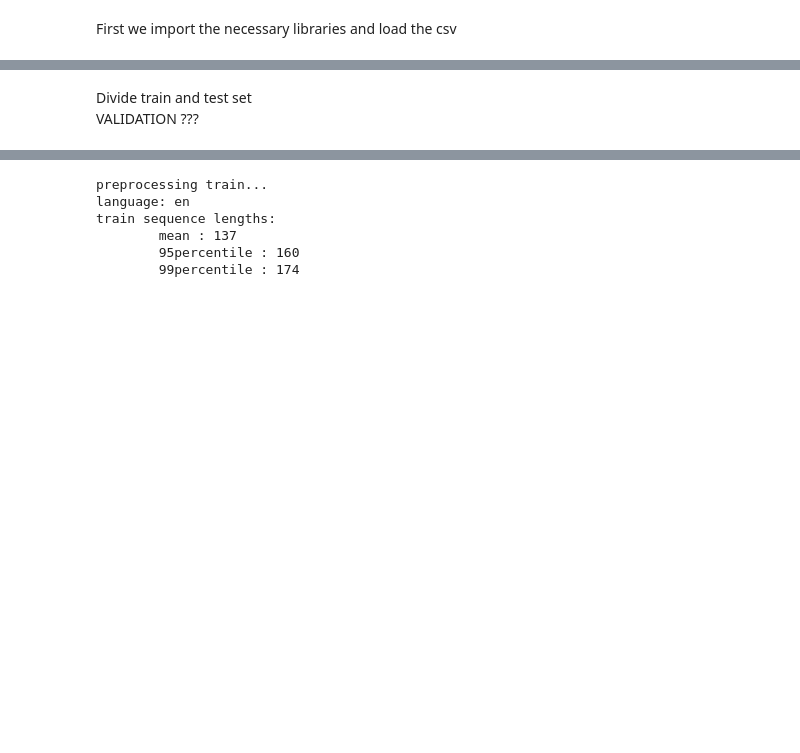
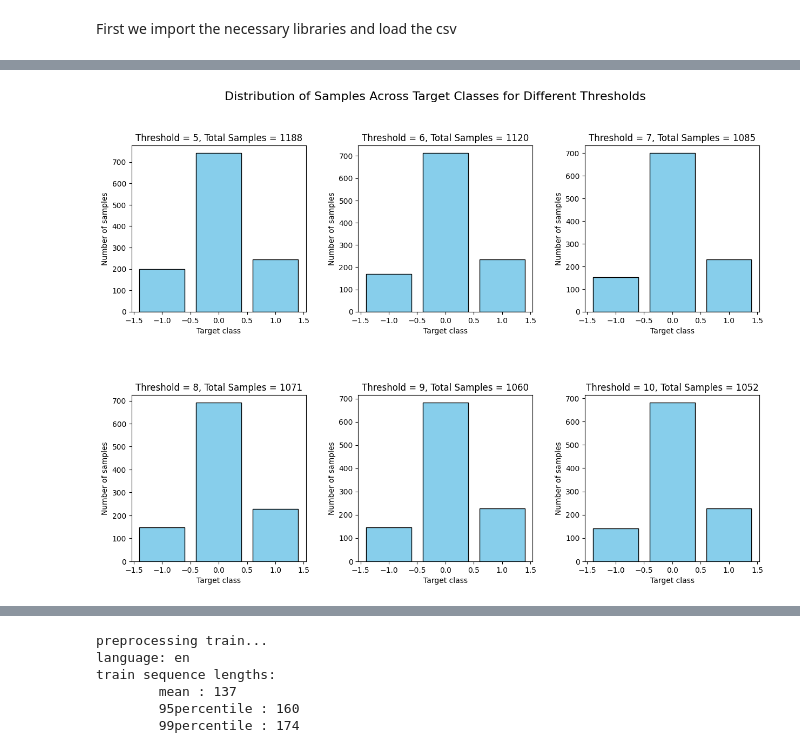
Before and after one commit to MarcoPace00/TextMining, a Jupyter notebook: model_1.ipynb, the cells around one changed output, grey strips where cells are left out. Saved outputs shown, nothing was run; the diff lists cells and outputs as text; code cells hidden in the pictures; blank space fills up the shorter version.

```diff
--- a/model_1.ipynb
+++ b/model_1.ipynb
@@ -12,7 +12,3 @@ import numpy as np
 import tensorflow as tf
 import ktrain
 from ktrain import text
-
-#from sentence_transformers import SentenceTransformer
-
-data_set = pd.read_csv(r"C:\Users\volpe\Documents\MARCO\0.master\0.Corsi\Machine_learning\Carman_google_drive\TextMining\data_0905_semicolon.csv",sep=";")
@@ -53,10 +14,0 @@ Now we want to train the multilingual-bert model, as it requires a string as inp
-# %%
-# Cleaning the columns and creating the input for the multilingual bert
-for i in range(1, 11):
-    column_name = f'Article {i}'
-    input_df[column_name] = input_df[column_name].str.replace('<title>', '').str.replace('</title>', '')
-
-input_df["Concatenated Titles"] = input_df.iloc[:, 1:11].apply(lambda row: ' '.join(row), axis=1)
-input_df.dropna(axis = 0)
-# Print the resulting DataFrame
-input_df.iloc[50:53,:]
@@ -68,3 +15,49 @@ input_df.iloc[50:53,:]
-# %% [markdown]
-Divide train and test set \
-            VALIDATION ???
+# %%
+import matplotlib.pyplot as plt
+import pandas as pd
+
+threshold = [5, 6, 7, 8, 9, 10]
+file_list_1 = ["data_2805(puntoevirgola).csv", "data_2905(puntoevirgola).csv"]
+file_list_2 = ["data_0905_semicolon.csv","data_2705_semicolon.csv","data_2805(puntoevirgola).csv", "data_2905(puntoevirgola).csv"]
+target = [-1, 0, 1]
+col = ["Ticker"] + ["Article " + str(i + 1) for i in range(10)] + ["Target"] + ["Concatenated Titles"]
+
+# Create subplots
+fig, axes = plt.subplots(nrows=2, ncols=3, figsize=(15, 10))
+fig.subplots_adjust(hspace=0.5, wspace=0.3)  # Adjust spacing between subplots
+
+for i, T in enumerate(threshold):
+    row_index = i // 3
+    col_index = i % 3
+
+    all_data_set = pd.DataFrame(columns=col)  # Initialize DataFrame for each threshold
+
+    for file_name in file_list_2:
+        data_set = pd.read_csv(file_name, sep=";")
+        input_df = pd.DataFrame(columns=col)
+
+        for ticker in data_set["Ticker"].unique():
+            ticker_df = data_set[data_set["Ticker"] == ticker]
+            articles_list = ticker_df["Titles"].to_list()
+
+            if len(articles_list) >= T:
+                articles_list = articles_list[:T]
+                ticker_target = ticker_df["Target"].iloc[0]
+                new_row = [ticker] + articles_list + [""] * (10 - T) + [ticker_target] + [" ".join(articles_list)]
+                input_df.loc[len(input_df.index)] = new_row
+        all_data_set = pd.concat([all_data_set, input_df], ignore_index=True)
+
+    # Plot the distribution of samples for the current threshold
+    ax = axes[row_index, col_index]
+    ax.bar(target, [all_data_set[all_data_set["Target"] == t].shape[0] for t in target], color='skyblue',
+           edgecolor='black')
+    ax.set_xlabel('Target class')
+    ax.set_ylabel('Number of samples')
+    ax.set_title('Threshold = ' + str(T) + ", Total Samples = " + str(all_data_set.shape[0]))
+
+# Add a common title for all subplots
+fig.suptitle('Distribution of Samples Across Target Classes for Different Thresholds', fontsize=16)
+
+plt.show()
+# %% [output]
+[figure, added]
```
Also changed, not shown: parts of 14 cells of this notebook, 2 other files.
